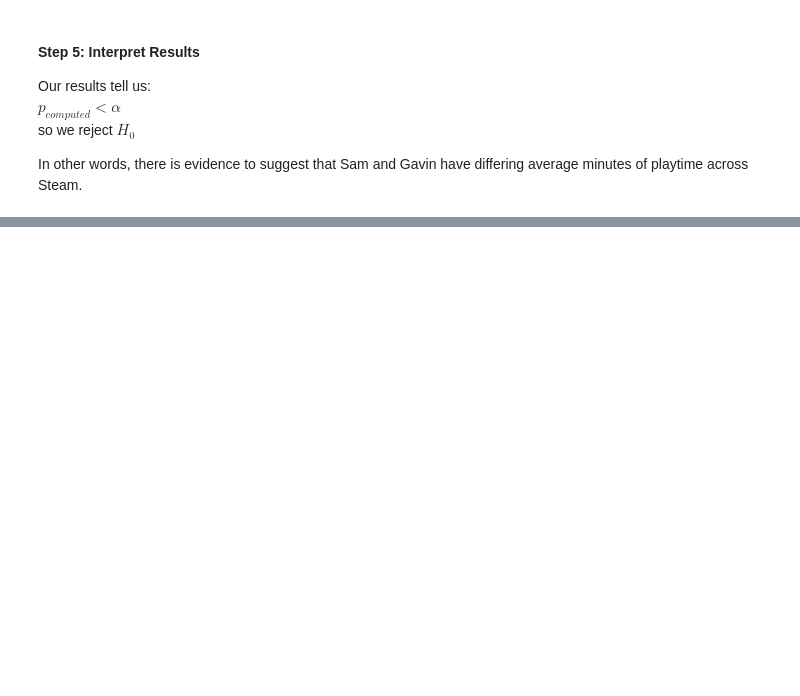
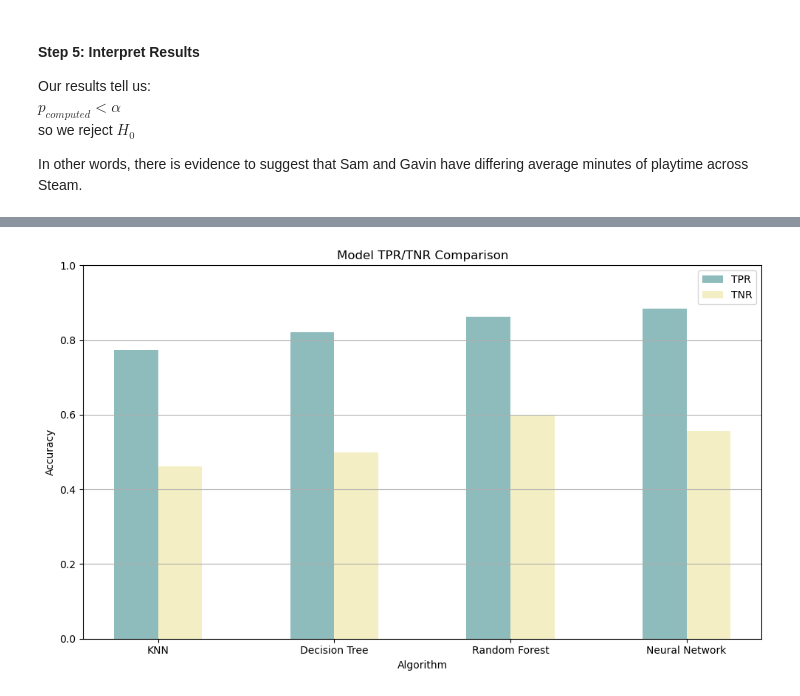
Before and after one commit to samueleallen/Quantified-Self, a Jupyter notebook: QuantifiedSelf.ipynb, the cells around one changed output, grey strips where cells are left out. Drawn from its saved outputs; the diff is of its cells as text; code cells hidden in the pictures; blank space fills up the shorter version.

```diff
--- a/QuantifiedSelf.ipynb
+++ b/QuantifiedSelf.ipynb
@@ -376,0 +670,27 @@ In other words, there is evidence to suggest that Sam and Gavin have differing a
+# %%
+# Plot the accuracy of true positive vs true negative of each algorithm
+bar_width = 0.25
+
+x = np.arange(4)
+
+pos_acc = [24/31, 23/28, 25/29, 23/26]
+neg_acc = [6/13, 8/16, 9/15, 10/18]
+
+plt.figure(figsize=(10, 6))
+plt.bar(x - bar_width/2, pos_acc, width=bar_width, label='TPR', alpha=0.7, color="cadetblue")
+plt.bar(x + bar_width/2, neg_acc, width=bar_width, label='TNR', alpha=0.7, color="palegoldenrod")
+
+algorithms = ['KNN', 'Decision Tree', 'Random Forest', 'Neural Network']
+
+plt.title('Model TPR/TNR Comparison')
+plt.xlabel('Algorithm')
+plt.ylabel('Accuracy')
+plt.ylim(0, 1)
+plt.xticks(ticks=[0, 1, 2, 3], labels=algorithms)
+plt.grid(axis='y', linestyle='-')
+plt.legend()
+
+plt.tight_layout()
+plt.show()
+# %% [output]
+[figure, added]
```
Also changed, not shown: parts of 22 cells of this notebook.
